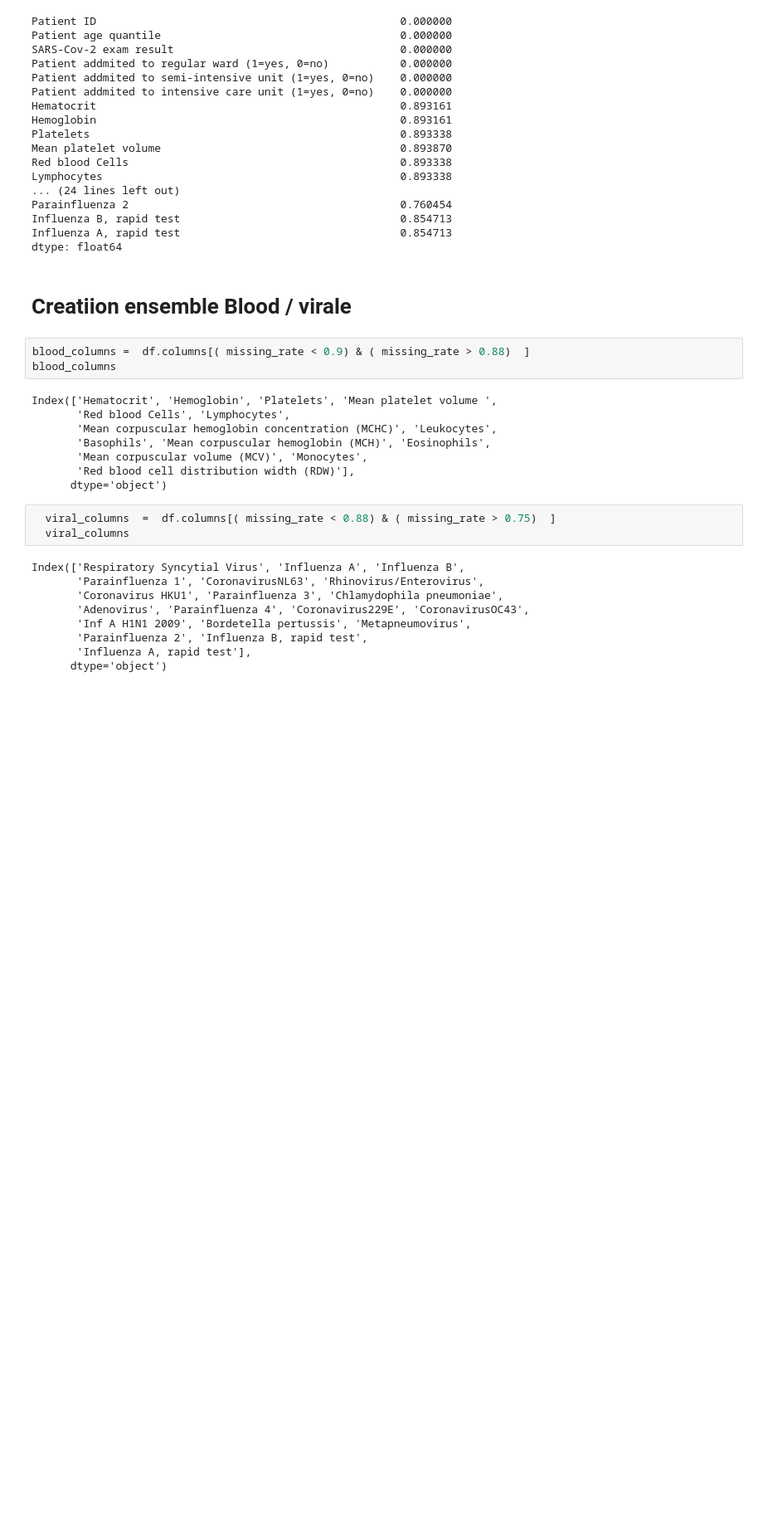
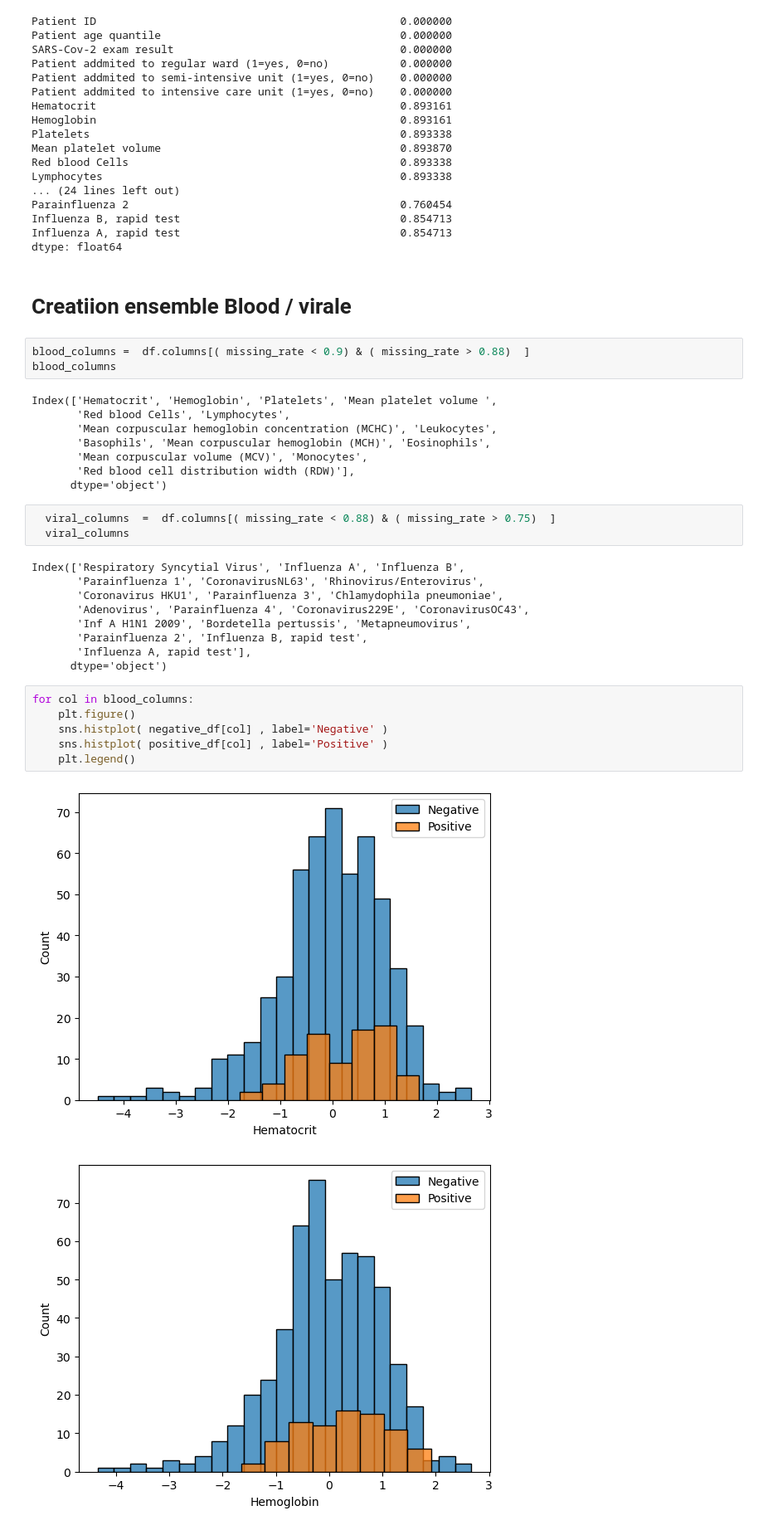
Before and after one commit to DST-NDIAYE/COVID-19, a Jupyter notebook: projet-covid.ipynb, the cells around one changed output. Shown: that part at 83% size. Saved outputs shown, nothing was run; the diff lists cells and outputs as text; blank space fills up the shorter version.

Commit message:
Relation entre les cas positive et negative et leur taux sanguine

```diff
--- a/projet-covid.ipynb
+++ b/projet-covid.ipynb
@@ -161,3 +161,12 @@ Index(['Respiratory Syncytial Virus', 'Influenza A', 'Influenza B',
        'Parainfluenza 2', 'Influenza B, rapid test',
        'Influenza A, rapid test'],
       dtype='object')
+# %%
+for col in blood_columns:
+    plt.figure()
+    sns.histplot( negative_df[col] , label='Negative' )
+    sns.histplot( positive_df[col] , label='Positive' )
+    plt.legend()
+# %% [output]
+[figure, added]
+[figure, added]
```
Also changed, not shown: parts of 1 cell of this notebook.
